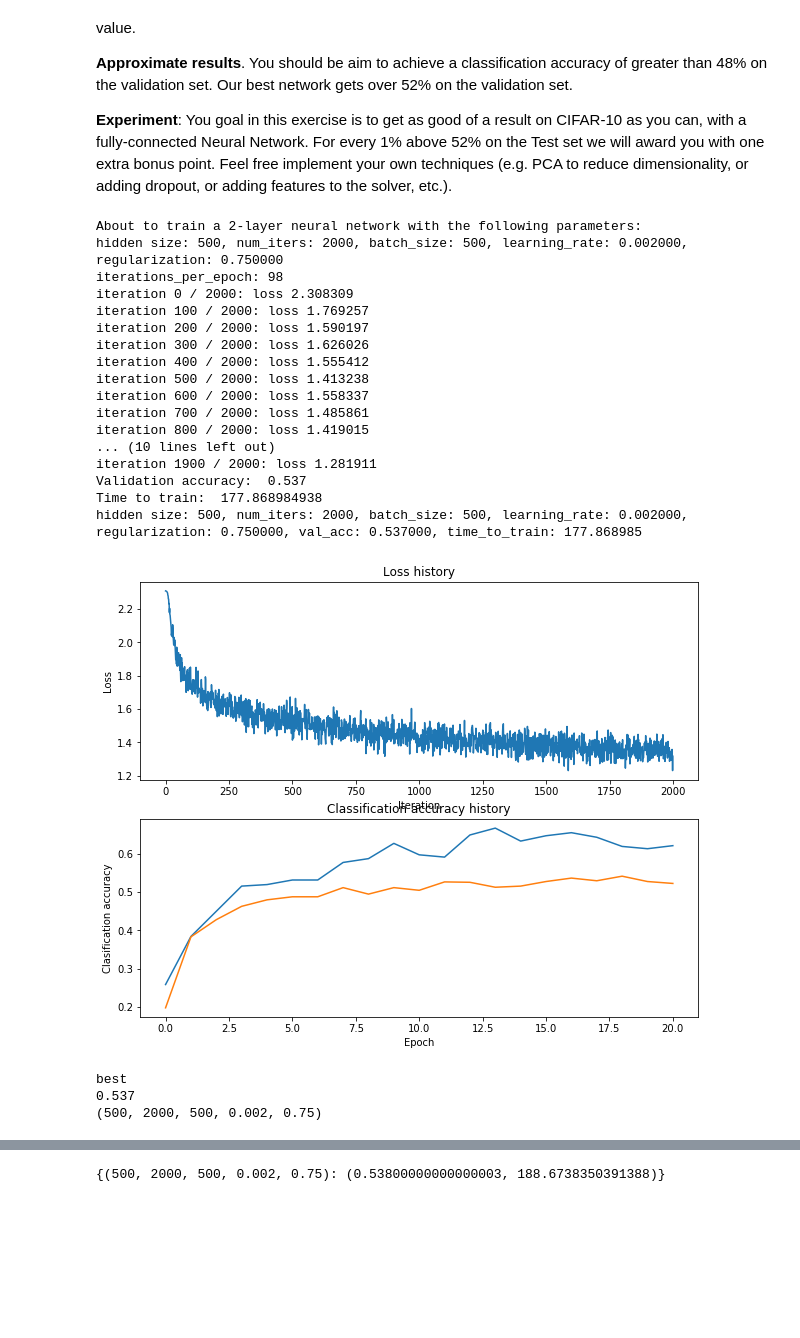
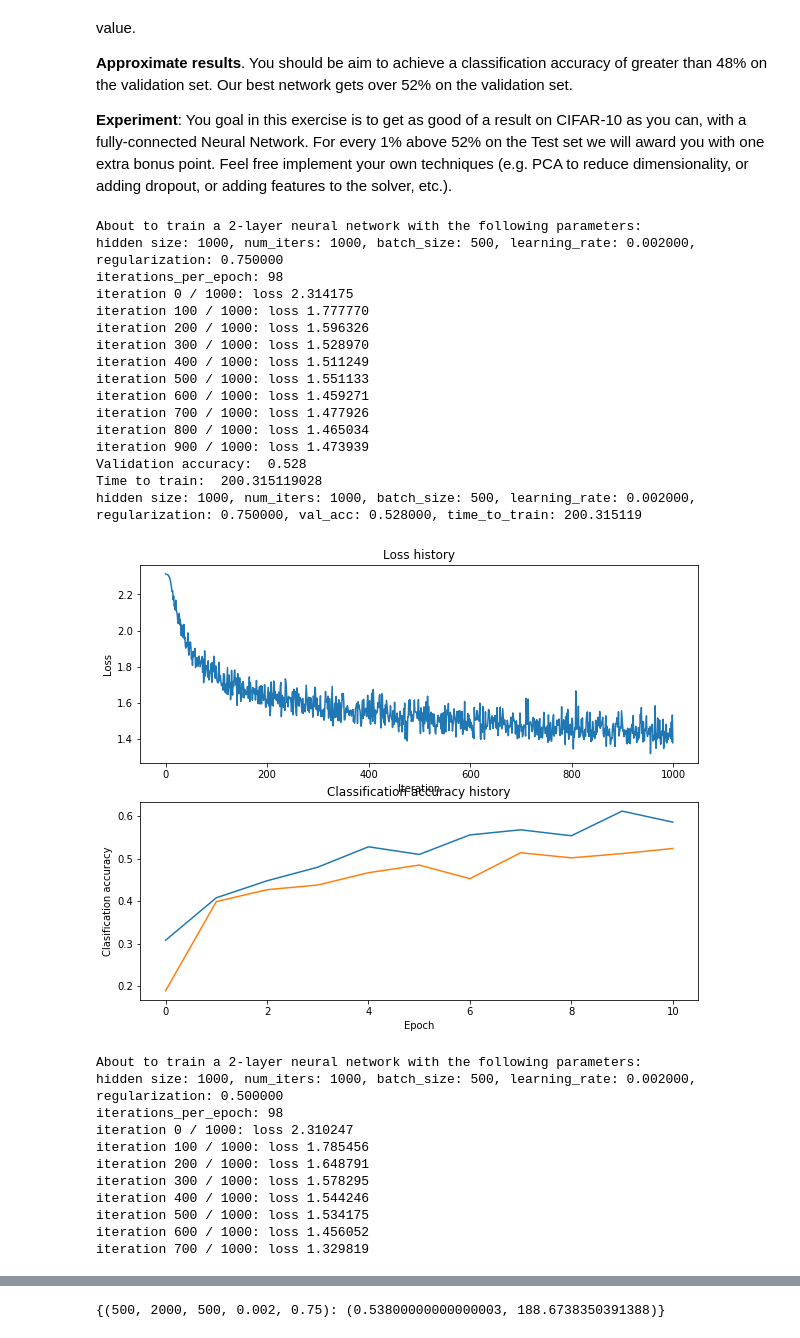
Before and after one commit to carsontang/cs231n, a Jupyter notebook: assignment1/two_layer_net.ipynb, the cells around one changed output, grey strips where cells are left out. Cells and saved outputs as stored; diff of their text form; code cells hidden in the pictures; blank space fills up the shorter version.

Commit message:
final two layer neural net

```diff
--- a/assignment1/two_layer_net.ipynb
+++ b/assignment1/two_layer_net.ipynb
@@ -327,7 +327,7 @@ show_net_weights(net)
 # %%
 import time
 
-np.random.seed()
+np.random.seed(1)
 best_net = None # store the best model into this
 best_validation_accuracy = 0
 best_hyperparams = None
@@ -340,11 +340,11 @@ hyperparameters = []
 hyperparams2acc = {}
 
 # build different hyperparameters
-for hidden_size in [500]:
-    for num_iters in [2000]:
+for hidden_size in [1000]:
+    for num_iters in [1000]:
         for batch_size in [500]:
             for learning_rate in [2e-3]: # 2e-3, 1e-3, 5e-4, 1e-4
-                for reg in [0.75]: # 0.75, 1, 1.5
+                for reg in [0.75, 0.5, 0.8, 0.9]: # 0.75, 1, 1.5
                     hyperparameters.append( (hidden_size, num_iters, batch_size, learning_rate, reg) )
 
 for hp in hyperparameters:
@@ -385,52 +385,59 @@ for hp in hyperparameters:
     plt.ylabel('Clasification accuracy')
     plt.show()
 
     if val_acc > best_validation_accuracy:
         best_validation_accuracy = val_acc
         best_net = net
         best_hyperparams = hp
 
 print "\n\nbest"
 print best_validation_accuracy
 print best_hyperparams
 #################################################################################
 # TODO: Tune hyperparameters using the validation set. Store your best trained  #
 # model in best_net.                                                            #
 #                                                                               #
 # To help debug your network, it may help to use visualizations similar to the  #
 # ones we used above; these visualizations will have significant qualitative    #
 # differences from the ones we saw above for the poorly tuned network.          #
 #                                                                               #
 # Tweaking hyperparameters by hand can be fun, but you might find it useful to  #
 # write code to sweep through possible combinations of hyperparameters          #
 # automatically like we did on the previous exercises.                          #
 #################################################################################
 pass
 #################################################################################
 #                               END OF YOUR CODE                                #
 #################################################################################
 # %% [output]
 About to train a 2-layer neural network with the following parameters:
-hidden size: 500, num_iters: 2000, batch_size: 500, learning_rate: 0.002000, regularization: 0.750000
+hidden size: 1000, num_iters: 1000, batch_size: 500, learning_rate: 0.002000, regularization: 0.750000
 iterations_per_epoch: 98
-iteration 0 / 2000: loss 2.308309
-iteration 100 / 2000: loss 1.769257
-iteration 200 / 2000: loss 1.590197
-iteration 300 / 2000: loss 1.626026
-iteration 400 / 2000: loss 1.555412
-iteration 500 / 2000: loss 1.413238
-iteration 600 / 2000: loss 1.558337
-iteration 700 / 2000: loss 1.485861
-iteration 800 / 2000: loss 1.419015
-... (10 lines left out)
-iteration 1900 / 2000: loss 1.281911
-Validation accuracy:  0.537
-Time to train:  177.868984938
-hidden size: 500, num_iters: 2000, batch_size: 500, learning_rate: 0.002000, regularization: 0.750000, val_acc: 0.537000, time_to_train: 177.868985
+iteration 0 / 1000: loss 2.314175
+iteration 100 / 1000: loss 1.777770
+iteration 200 / 1000: loss 1.596326
+iteration 300 / 1000: loss 1.528970
+iteration 400 / 1000: loss 1.511249
+iteration 500 / 1000: loss 1.551133
+iteration 600 / 1000: loss 1.459271
+iteration 700 / 1000: loss 1.477926
+iteration 800 / 1000: loss 1.465034
+iteration 900 / 1000: loss 1.473939
+Validation accuracy:  0.528
+Time to train:  200.315119028
+hidden size: 1000, num_iters: 1000, batch_size: 500, learning_rate: 0.002000, regularization: 0.750000, val_acc: 0.528000, time_to_train: 200.315119
-[figure, old version]
+[figure, new version]
-best
-0.537
-(500, 2000, 500, 0.002, 0.75)
+About to train a 2-layer neural network with the following parameters:
+hidden size: 1000, num_iters: 1000, batch_size: 500, learning_rate: 0.002000, regularization: 0.500000
+iterations_per_epoch: 98
+iteration 0 / 1000: loss 2.310247
+iteration 100 / 1000: loss 1.785456
+iteration 200 / 1000: loss 1.648791
+iteration 300 / 1000: loss 1.578295
+iteration 400 / 1000: loss 1.544246
+iteration 500 / 1000: loss 1.534175
+iteration 600 / 1000: loss 1.456052
+iteration 700 / 1000: loss 1.329819
 # %%
 import time
 from cs231n.classifiers.three_layer_net import ThreeLayerNet
```
Also changed, not shown: parts of 6 cells of this notebook.
